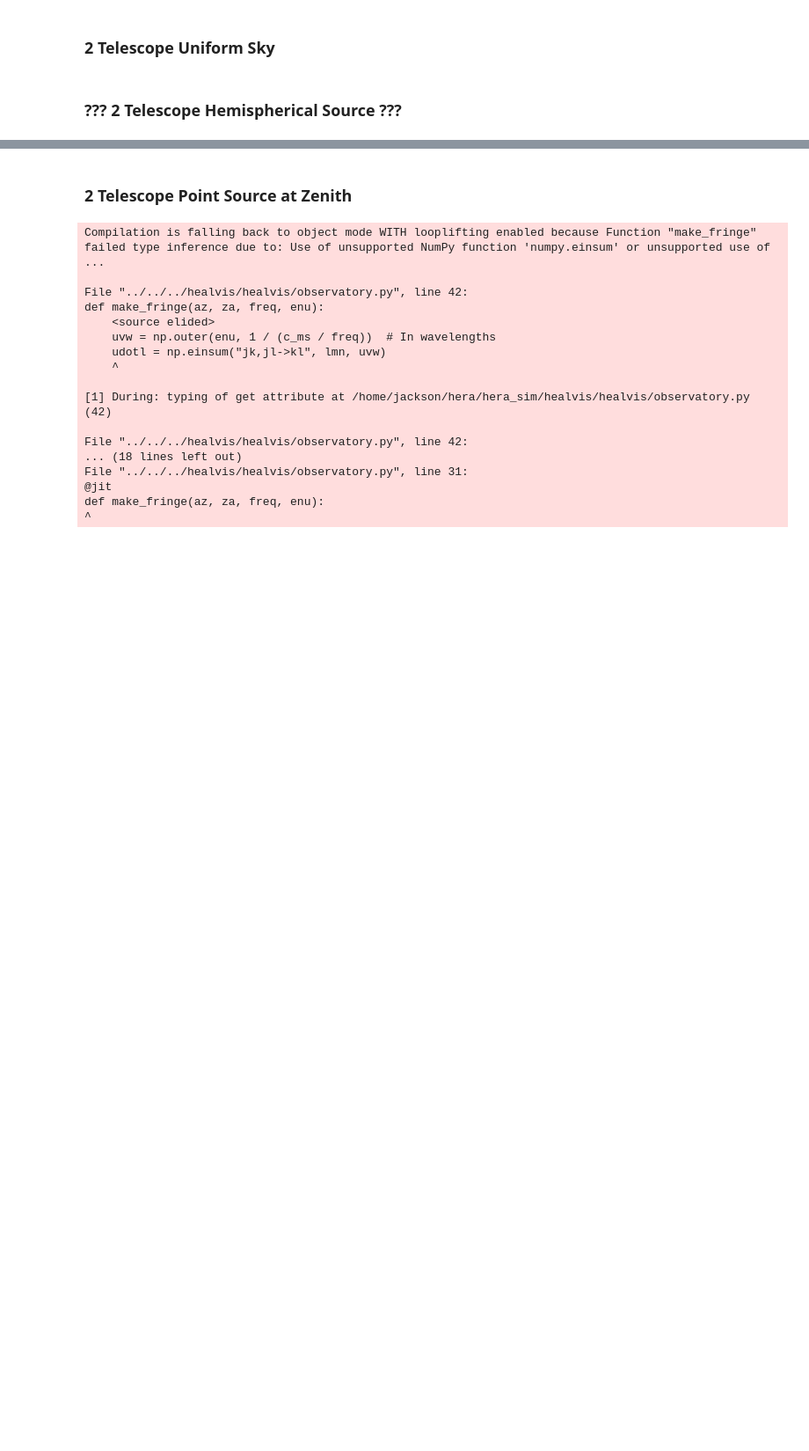
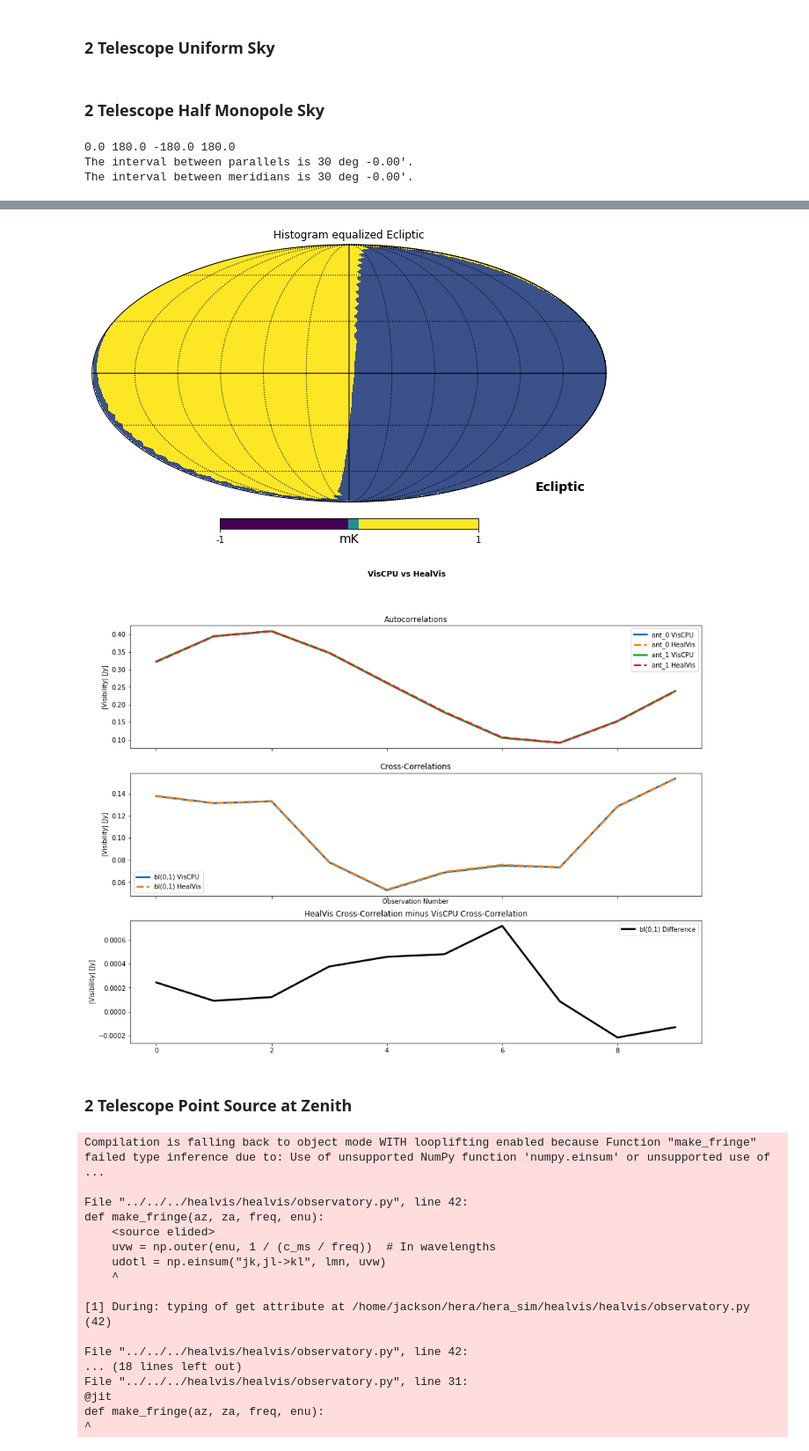
Before and after one commit to HERA-Team/hera_sim, a Jupyter notebook: docs/tutorials/visibility_simulator.ipynb, the cells around one changed output, grey strips where cells are left out. Shown: that part at 88% size. Cells and saved outputs as stored; diff of their text form; code cells hidden in the pictures; blank space fills up the shorter version.

```diff
--- a/docs/tutorials/visibility_simulator.ipynb
+++ b/docs/tutorials/visibility_simulator.ipynb
@@ -107,12 +107,19 @@ def compare_blts(simulator1, simulator2):
 # %% [markdown]
 ``VisCPU`` natively deals with diffuse emission, and the ``VisibilitySimulator`` uses ``healpix`` maps to represent such emission:
 # %%
-def uniform_sky(nside_base=5, scale=1, nfreqs=5):
-    NSIDE = 2**nside_base
-    NPIX = 12 * NSIDE**2 # this is the number of pixels a healpix map has for  given NSIDE
+def create_uniform_sky(nbase=4, scale=1, nfreq=5):
+    """Create a uniform sky with total (integrated) flux density of `scale`"""
+    nside = 2 ** nbase
+    npix = 12 * nside ** 2
+    return np.ones((nfreq, npix)) * scale / (4 * np.pi)
 
-    # Create a sky of purely ones, multiply by "scale"
-    return scale * np.ones((nfreqs, NPIX))/NPIX
+# # Old definition differs from definition in test_vis.py?
+# def uniform_sky(nside_base=5, scale=1, nfreqs=5):
+#     NSIDE = 2**nside_base
+#     NPIX = 12 * NSIDE**2 # this is the number of pixels a healpix map has for  given NSIDE
+
+#     # Create a sky of purely ones, multiply by "scale"
+#     return scale * np.ones((nfreqs, NPIX))/NPIX
 # %% [markdown]
 Other than the sky model (we'll revisit this soon), the ``VisibilitySimulator`` requires a ``UVData`` object to specify the observation parameters, as well as a list of ``UVBeam``s to specify the beams for each antenna. This makes it fully consistent with the interface provided by ``pyuvsim``, and many of the methods found in ``pyuvsim`` for creating ``UVData`` objects and ``UVBeam`` objects from YAML specifications can be used here. Indeed, a dictionary of so-called ``obsparams``, or a file-name for an appropriate YAML file, can be passed in lieu of the ``UVData`` and ``UVBeam``.
 
@@ -447,4 +479,4 @@ print healvis_sim.uvdata.antpair2ind((1,0))
 print healvis_sim.uvdata.antpair2ind((1,1))
 print healvis_sim.uvdata.data_array.shape
 # %% [markdown]
-### ??? 2 Telescope Hemispherical Source ???
+### 2 Telescope Half Monopole Sky
@@ -487,0 +483,50 @@ plt.figure()
+# %%
+uvdata = myuvdata(ntel=2, ntimes=10)
+uvdata1 = myuvdata(ntel=2, ntimes=10)
+freqs = np.unique(uvdata.freq_array)
+nbase = 4
+nside = 2**nbase
+
+I_sky = create_uniform_sky(nbase=nbase, scale=1)
+npix = I_sky[0].shape[0]
+
+vec = healpy.ang2vec(np.pi/2, 0)
+ipix_disc = healpy.query_disc(nside=nside, vec=vec, radius=np.pi/2)
+for i in range(len(freqs)):
+    I_sky[i][ipix_disc] = 0
+healpy.mollview(
+    I_sky[3],
+    coord=["G", "E"],
+    title="Histogram equalized Ecliptic",
+    unit="mK",
+    norm="hist",
+    min=-1,
+    max=1,
+)
+healpy.graticule()
+
+viscpu_sim = VisCPU(
+    uvdata=uvdata1,
+    sky_freqs=freqs,
+    sky_intensity=I_sky,
+    nside=nside
+)
+
+healvis_sim = HealVis(
+    uvdata=uvdata,
+    sky_freqs=freqs,
+    sky_intensity=I_sky,
+    nside=nside
+)
+
+viscpu_sim.simulate()
+healvis_sim.simulate()
+
+viscpu = viscpu_sim.uvdata.data_array
+healvis = healvis_sim.uvdata.data_array
+
+compare_blts(viscpu_sim, healvis_sim)
+# %% [output]
+0.0 180.0 -180.0 180.0
+The interval between parallels is 30 deg -0.00'.
+The interval between meridians is 30 deg -0.00'.
@@ -488,3 +560,5 @@ plt.figure()
+[figure, added]
+[figure, added]
 # %% [markdown]
 ### 2 Telescope Point Source at Zenith
 # %%
```
Also changed, not shown: parts of 10 cells of this notebook, 3 other files.
